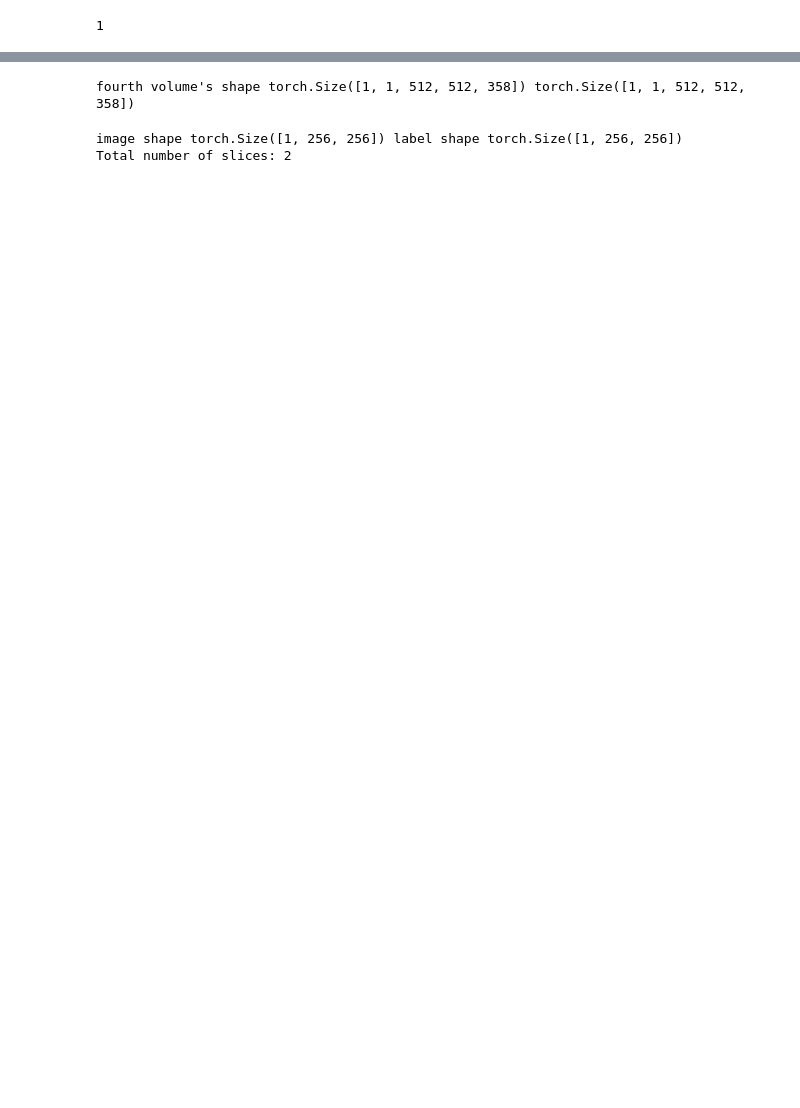
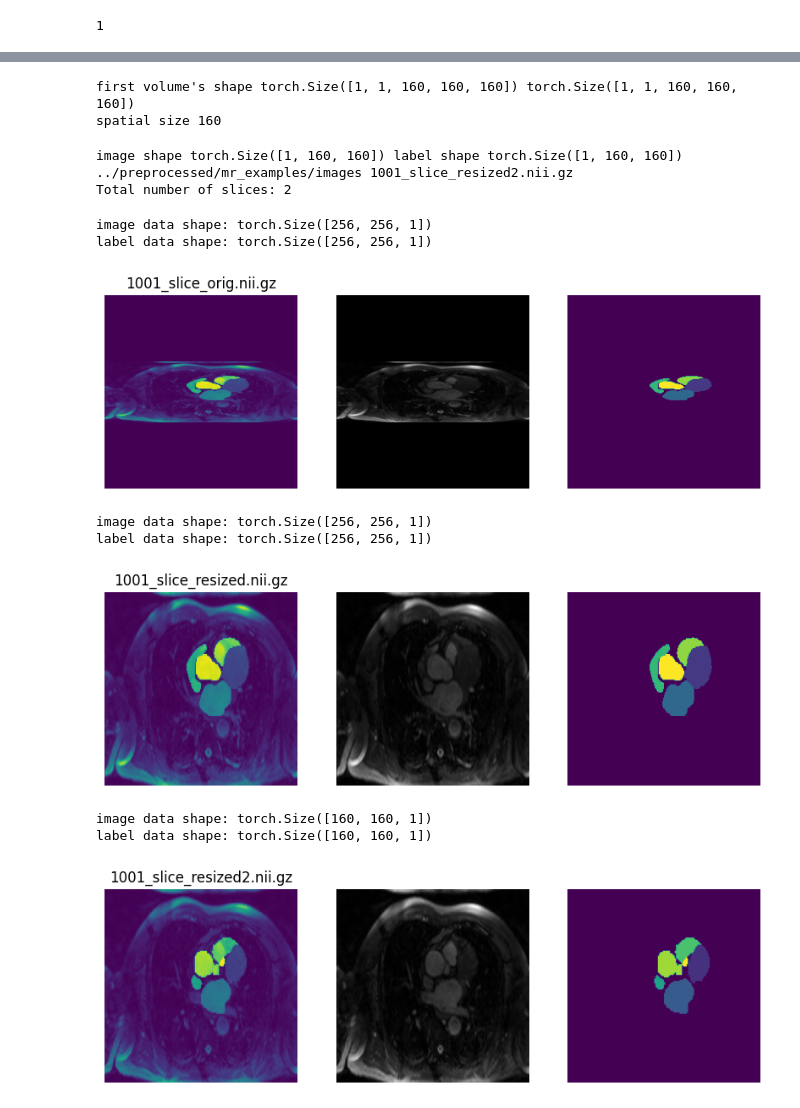
Before and after one commit to Trustworthy-AI-UU-NKI/Cross-Modal-Segmentation, a Jupyter notebook: data/exploratory_notebooks/visualize_data.ipynb, the cells around one changed output, grey strips where cells are left out. Cells and saved outputs as stored; diff of their text form; code cells hidden in the pictures; blank space fills up the shorter version.

Commit message:
Reorganized to pl framework and working on MRI data

```diff
--- a/data/exploratory_notebooks/visualize_data.ipynb
+++ b/data/exploratory_notebooks/visualize_data.ipynb
@@ -51,9 +84,12 @@ volume_ds_person1 = CacheDataset(data=example_dataset, transform=volume_transfor
 check_loader = DataLoader(volume_ds_person1, batch_size=1)
 check_data = monai.utils.misc.first(check_loader)
 # %%
-print("fourth volume's shape", check_data["img"].shape, check_data["seg"].shape)
+print("first volume's shape", check_data["img"].shape, check_data["seg"].shape)
+spat_size = check_data["img"].shape[3]
+print("spatial size", spat_size)
 # %% [output]
-fourth volume's shape torch.Size([1, 1, 512, 512, 358]) torch.Size([1, 1, 512, 512, 358])
+first volume's shape torch.Size([1, 1, 160, 160, 160]) torch.Size([1, 1, 160, 160, 160])
+spatial size 160
 # %%
 patch_func = monai.data.PatchIterd(
     keys=["img", "seg"],
@@ -79,8 +115,8 @@ patch_data_loader = DataLoader(example_patch_ds, batch_size=1, num_workers=2, pi
 # %%
 i = 1
 current_directory = os.getcwd()
-output_dir_image = "../preprocessed/ct_examples/images"
-output_dir_label = "../preprocessed/ct_examples/labels"
+output_dir_image = "../preprocessed/mr_examples/images"
+output_dir_label = "../preprocessed/mr_examples/labels"
 
 os.makedirs(output_dir_image, exist_ok=True)
 os.makedirs(output_dir_label, exist_ok=True)
@@ -89,15 +125,16 @@ j=0
 for batch in patch_data_loader:
     image, label = batch[0]["img"], batch[0]["seg"]
     j += 1
-    if j > 110:
-        image = image.squeeze(0)
-        label = label.squeeze(0)
+    if j > 80: #spat_size/2
+        image = image.squeeze(2)
+        label = label.squeeze(2)
         print("image shape", image.shape, "label shape", label.shape)
 
         # Convert the torch tensor to a SimpleITK image
         slice_image = sitk.GetImageFromArray(image)
         slice_label = sitk.GetImageFromArray(label)
         # # Save the 2D slice as a NIfTI file
+        print(output_dir_image, filename)
         sitk.WriteImage(slice_image, os.path.join(output_dir_image, filename))
         sitk.WriteImage(slice_label, os.path.join(output_dir_label, filename))
         i += 1
@@ -105,7 +142,43 @@ for batch in patch_data_loader:
 
 print("Total number of slices:", i)
 # %% [output]
-image shape torch.Size([1, 256, 256]) label shape torch.Size([1, 256, 256])
+image shape torch.Size([1, 160, 160]) label shape torch.Size([1, 160, 160])
+../preprocessed/mr_examples/images 1001_slice_resized2.nii.gz
 Total number of slices: 2
+# %%
+case = 1001
+filenames = [f"{case}_slice_orig.nii.gz", f"{case}_slice_resized.nii.gz", f"{case}_slice_resized2.nii.gz"]
+
+for name in filenames:
+    file_original = f"../preprocessed/mr_examples/images/{name}"
+    example_im_original = LoadImage(image_only=True, simple_keys=True)(file_original)
+    print(f"image data shape: {example_im_original.shape}")
+
+    label_original = f"../preprocessed/mr_examples/labels/{name}"
+    example_label_original = LoadImage(image_only=True, simple_keys=True)(label_original)
+    print(f"label data shape: {example_label_original.shape}")
+
+    plt.figure(figsize=(10, 5))
+    plt.subplot(1, 3, 1)
+    plt.title(f"{name}")
+    plt.axis("off")
+    plt.imshow((example_im_original + example_label_original/10) / 2)
+    plt.subplot(1, 3, 2)
+    plt.axis("off")
+    plt.imshow(example_im_original, cmap="gray")
+    plt.subplot(1, 3, 3)
+    plt.axis("off")
+    plt.imshow(example_label_original)
+    plt.show()
+# %% [output]
+image data shape: torch.Size([256, 256, 1])
+label data shape: torch.Size([256, 256, 1])
+[figure, added]
+image data shape: torch.Size([256, 256, 1])
+label data shape: torch.Size([256, 256, 1])
+[figure, added]
+image data shape: torch.Size([160, 160, 1])
+label data shape: torch.Size([160, 160, 1])
+[figure, added]
 # %%
 # original, mapped, flipped, resized
```
Also changed, not shown: parts of 13 cells of this notebook, 5 other files.
